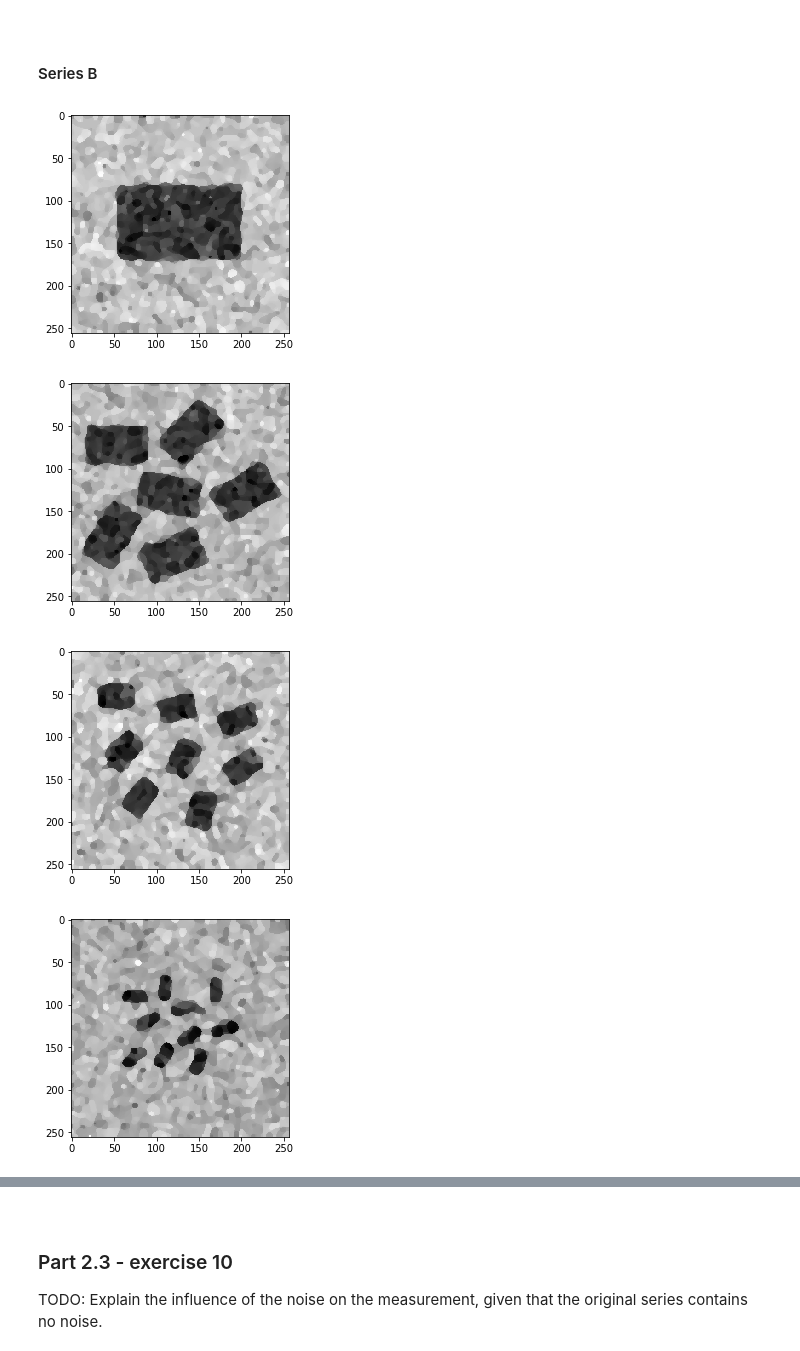
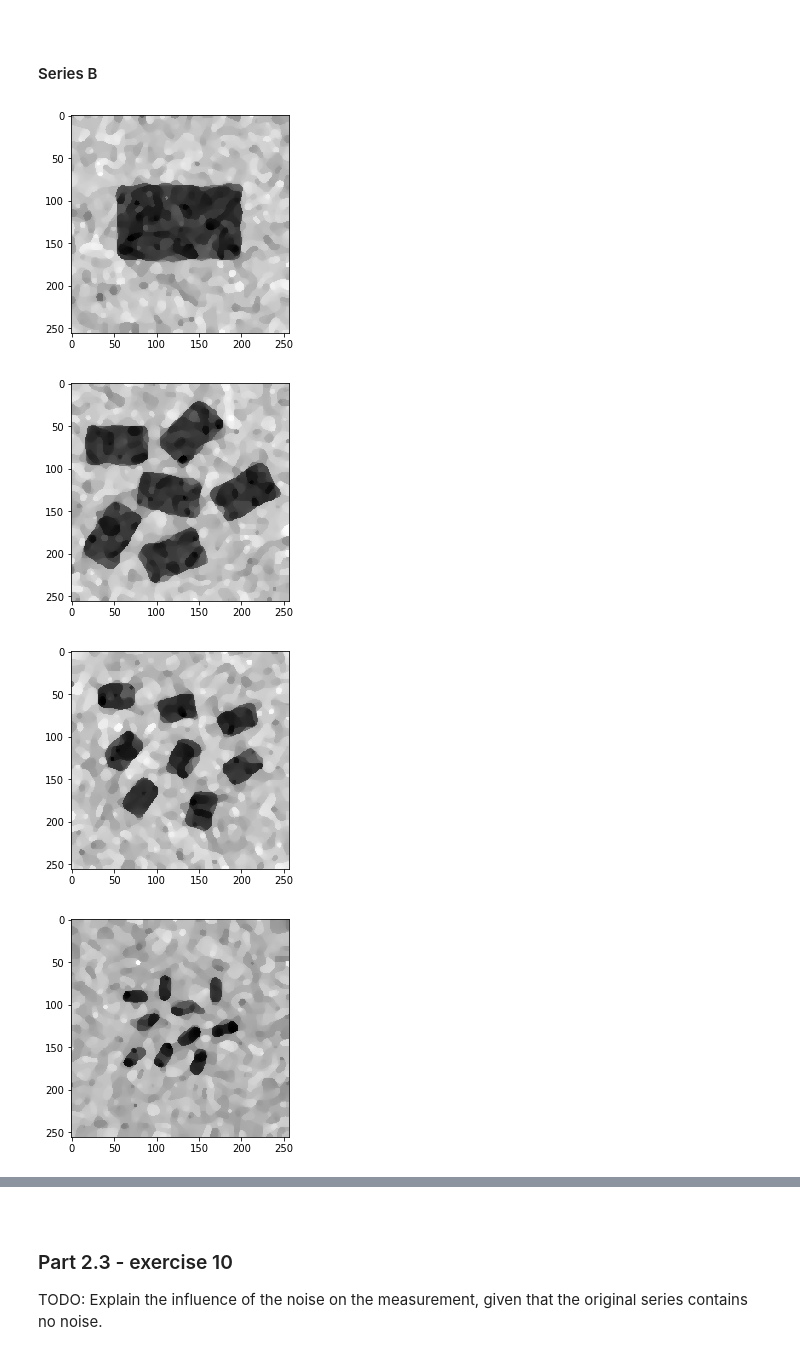
Before and after one commit to eleonoraieronimaki/image_analysis_assignment_2, a Jupyter notebook: assignment2.ipynb, the cells around one changed output, grey strips where cells are left out. Saved outputs shown, nothing was run; the diff lists cells and outputs as text; code cells hidden in the pictures.

```diff
--- a/assignment2.ipynb
+++ b/assignment2.ipynb
@@ -218,7 +218,7 @@ rect_a_filter = []  # keeps the dip image objects
 for rect in rect_a_data:
     # apply filters
     temp_img_a = dip.Kuwahara(rect, kernel=6, threshold=5)
-    temp_img_a = dip.PercentileFilter(temp_img_a, 50)
+    temp_img_a = dip.PercentileFilter(temp_img_a, 50, 10)
     temp_img_a = dip.MedianFilter(temp_img_a, 5)
     # append results
     rect_a_filter.append(temp_img_a)
@@ -259,25 +236,25 @@ Edited image    | avg perimeter: 84.743         | perimeter std: 1.15   | avg ar
 # %%
 thresh = 120
 structuring_element = dip.StructuringElement("rectangular")
 
 rect_b_stats = []
 rect_b_filter = []  # keeps the dip image objects
 for rect in rect_b_data:
 
     temp_img_b = dip.Kuwahara(rect, kernel=3, threshold=3)
     temp_img_b = dip.MedianFilter(temp_img_b, 5)
-    temp_img_b = dip.PercentileFilter(temp_img_b, 50)
+    temp_img_b = dip.PercentileFilter(temp_img_b, 50, 10)
     temp_img_b = dip.Kuwahara(temp_img_b, kernel=6, threshold=10)
     temp_img_b = dip.MedianFilter(temp_img_b, 5)
-    temp_img_b = dip.PercentileFilter(temp_img_b, 50)
+    temp_img_b = dip.PercentileFilter(temp_img_b, 50, 10)
 
     # append and display results
     rect_b_filter.append(temp_img_b)
     rect_b_stats.append(area_and_perimeters(temp_img_b, thresh))
     dip.Show(temp_img_b)
 rect_b_stats = np.array(rect_b_stats)
 # %% [output]
-[figure, old version]
+[figure, new version]
-[figure, old version]
+[figure, new version]
-[figure, old version]
+[figure, new version]
-[figure, old version]
+[figure, new version]
```
Also changed, not shown: parts of 7 cells of this notebook.
